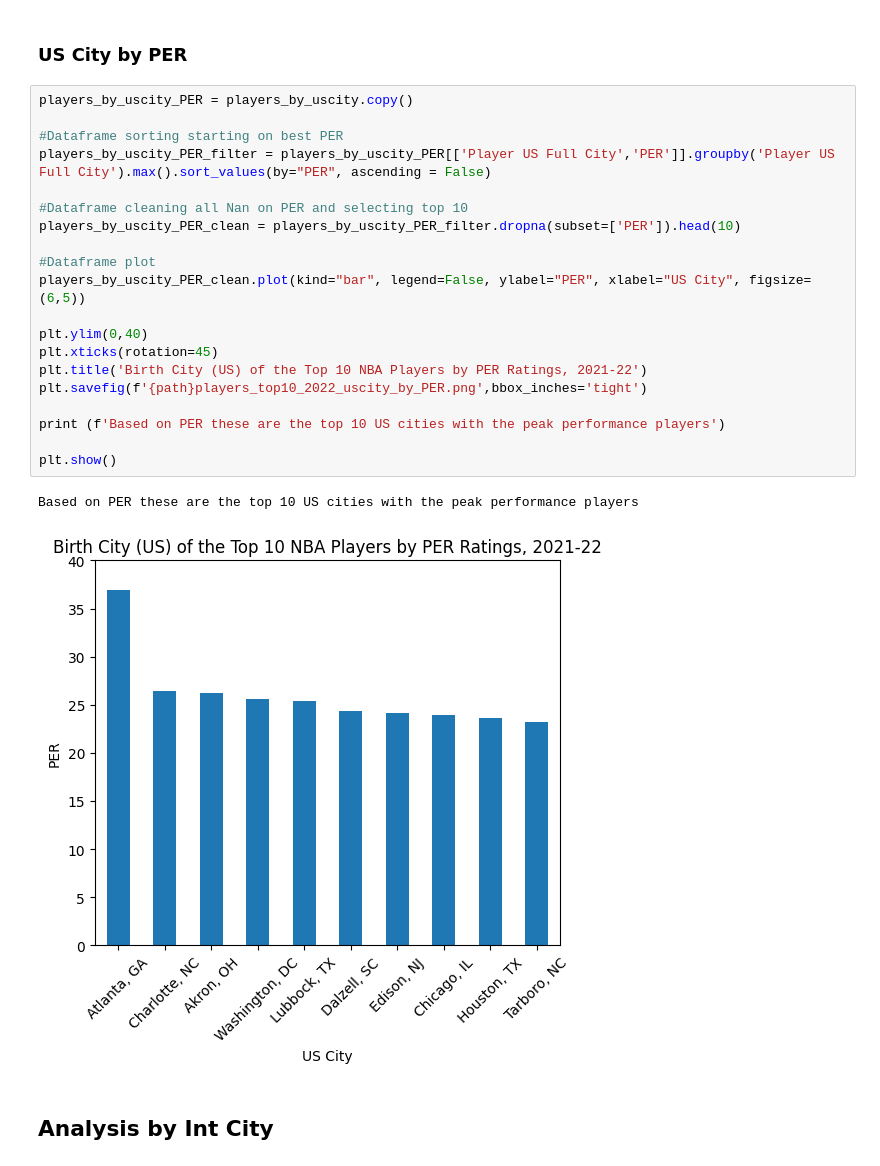
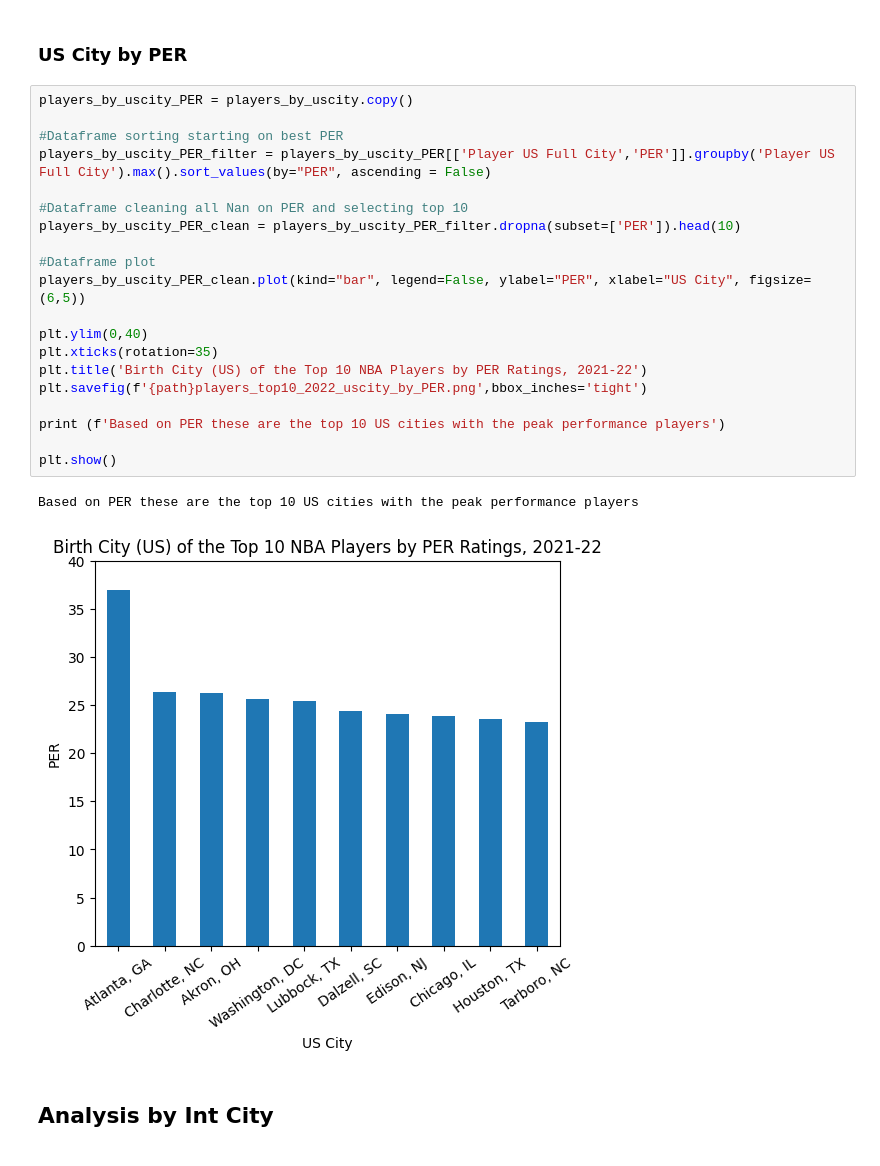
Before and after one commit to meeyoungPH/nba_superlatives, a Jupyter notebook: origin/NBA Geographical Analysis_v2.ipynb, the cells around one changed output. Saved outputs shown, nothing was run; the diff lists cells and outputs as text.

```diff
--- a/origin/NBA Geographical Analysis_v2.ipynb
+++ b/origin/NBA Geographical Analysis_v2.ipynb
@@ -219,26 +219,26 @@ The top 10  are shown here:
 # %%
 players_by_uscity_PER = players_by_uscity.copy()
 
 #Dataframe sorting starting on best PER
 players_by_uscity_PER_filter = players_by_uscity_PER[['Player US Full City','PER']].groupby('Player US Full City').max().sort_values(by="PER", ascending = False)
 
 #Dataframe cleaning all Nan on PER and selecting top 10
 players_by_uscity_PER_clean = players_by_uscity_PER_filter.dropna(subset=['PER']).head(10)
 
 #Dataframe plot
 players_by_uscity_PER_clean.plot(kind="bar", legend=False, ylabel="PER", xlabel="US City", figsize=(6,5))
 
 plt.ylim(0,40)
-plt.xticks(rotation=45)
+plt.xticks(rotation=35)
 plt.title('Birth City (US) of the Top 10 NBA Players by PER Ratings, 2021-22')
 plt.savefig(f'{path}players_top10_2022_uscity_by_PER.png',bbox_inches='tight')
 
 print (f'Based on PER these are the top 10 US cities with the peak performance players')
 
 plt.show()
 # %% [output]
 Based on PER these are the top 10 US cities with the peak performance players
-[figure, old version]
+[figure, new version]
 # %% [markdown]
 ## Analysis by Int City
 # %% [markdown]
```
Also changed, not shown: parts of 7 cells of this notebook, 8 other files.
